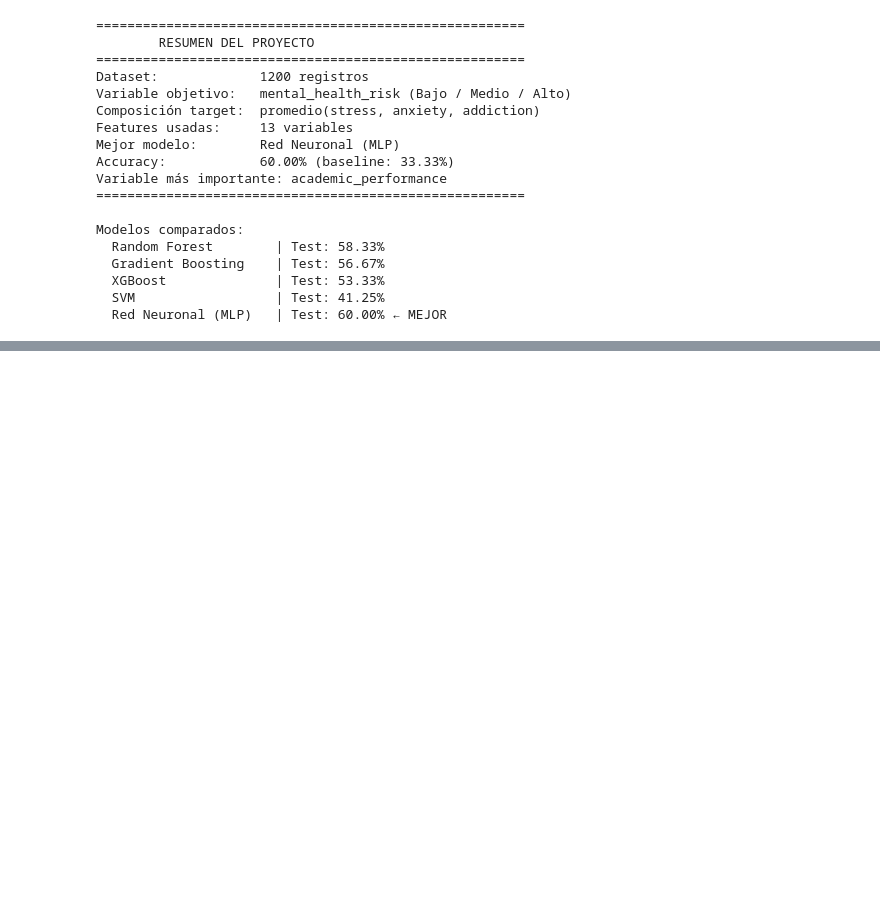
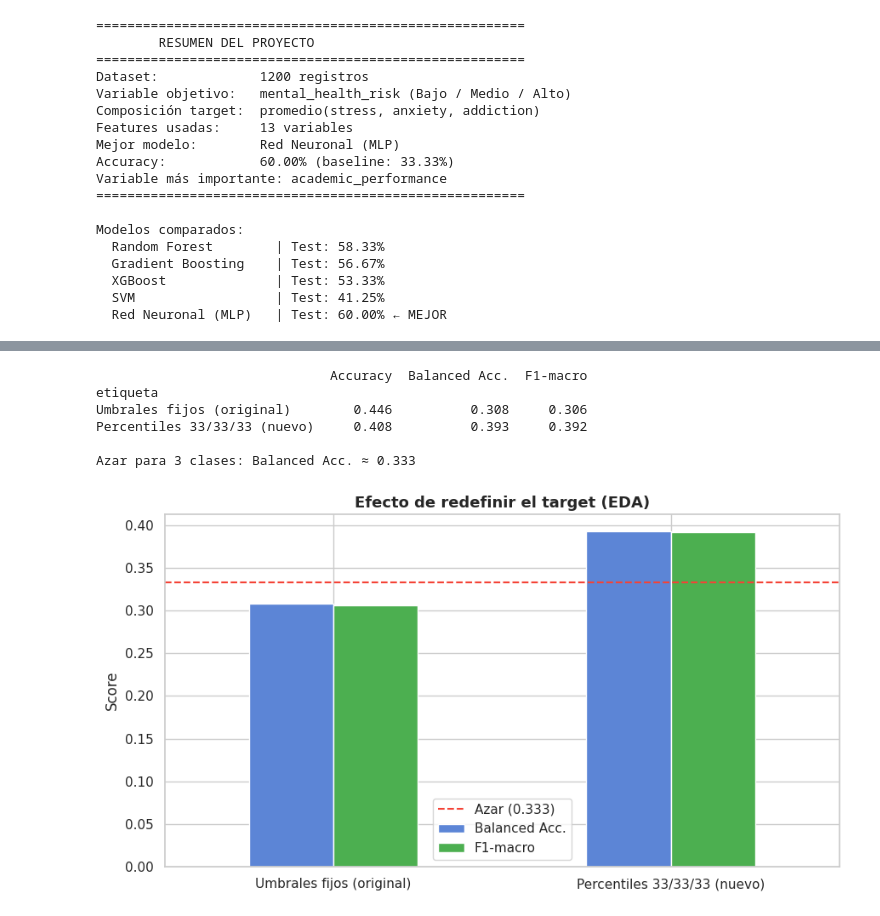
Before and after one commit to kevinArgueta96/proyect-manejo-datos-galileo, a Jupyter notebook: salud_mental_adolescentes.ipynb, the cells around one changed output, grey strips where cells are left out. Drawn from its saved outputs; the diff is of its cells as text; code cells hidden in the pictures; blank space fills up the shorter version.

```diff
--- a/salud_mental_adolescentes.ipynb
+++ b/salud_mental_adolescentes.ipynb
@@ -532,0 +832,28 @@ Modelos comparados:
+# %%
+# --- Comparar ambos targets con el mismo pipeline ---
+res_fijo = evaluar_target(y_fijo, 'Umbrales fijos (original)')
+res_pct  = evaluar_target(y_pct,  'Percentiles 33/33/33 (nuevo)')
+
+comp = pd.DataFrame([res_fijo, res_pct]).set_index('etiqueta')
+comp.columns = ['Accuracy', 'Balanced Acc.', 'F1-macro']
+print(comp.round(3).to_string())
+print(f'\nAzar para 3 clases: Balanced Acc. ≈ 0.333')
+
+# Gráfica comparativa de balanced accuracy y F1-macro
+ax = comp[['Balanced Acc.', 'F1-macro']].plot(
+    kind='bar', figsize=(9, 5), color=['#5C85D6', '#4CAF50'], edgecolor='white')
+ax.axhline(1/3, color='#F44336', linestyle='--', label='Azar (0.333)')
+ax.set_title('Efecto de redefinir el target (EDA)', fontsize=13, fontweight='bold')
+ax.set_ylabel('Score'); ax.set_xlabel(''); ax.tick_params(axis='x', rotation=0)
+ax.legend()
+plt.tight_layout()
+plt.savefig('grafica_target_reeval.png', dpi=150, bbox_inches='tight')
+plt.show()
+# %% [output]
+                              Accuracy  Balanced Acc.  F1-macro
+etiqueta
+Umbrales fijos (original)        0.446          0.308     0.306
+Percentiles 33/33/33 (nuevo)     0.408          0.393     0.392
+
+Azar para 3 clases: Balanced Acc. ≈ 0.333
+[figure, added]
```
Also changed, not shown: parts of 22 cells of this notebook, 19 other files.
